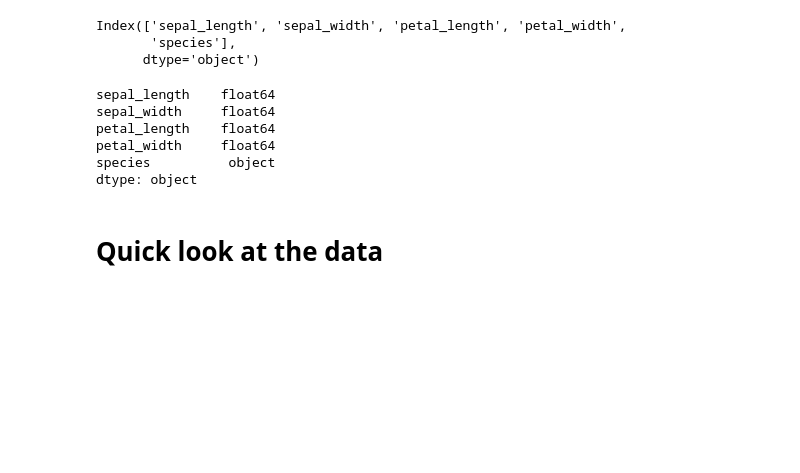
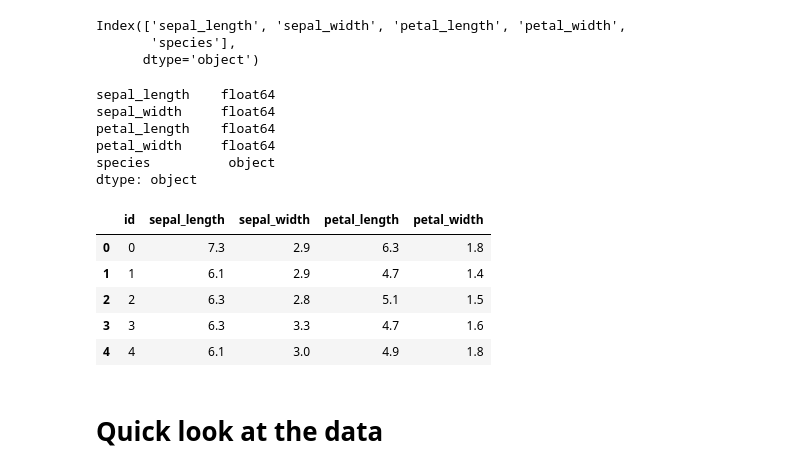
Before and after one commit to PashaIanko/Kaggle.Iris, a Jupyter notebook: 0_baseline_training.ipynb, the cells around one changed output. Cells and saved outputs as stored; diff of their text form; code cells hidden in the pictures; blank space fills up the shorter version.

```diff
--- a/0_baseline_training.ipynb
+++ b/0_baseline_training.ipynb
@@ -93,7 +94,7 @@ manager.models_root_path
 # Download the data
 # %%
 df_train = pd.read_csv(manager.train_path, index_col=None)
-df_test = pd.read_csv(manager.test_path, index_col=None)
+df_submission = pd.read_csv(manager.test_path, index_col=None)
 # %%
 df_train.head()
 # %% [output]
@@ -118,6 +119,15 @@ petal_length    float64
 petal_width     float64
 species          object
 dtype: object
+# %%
+df_submission.head()
+# %% [output]
+|  | id | sepal_length | sepal_width | petal_length | petal_width |
+| 0 | 0 | 7.3 | 2.9 | 6.3 | 1.8 |
+| 1 | 1 | 6.1 | 2.9 | 4.7 | 1.4 |
+| 2 | 2 | 6.3 | 2.8 | 5.1 | 1.5 |
+| 3 | 3 | 6.3 | 3.3 | 4.7 | 1.6 |
+| 4 | 4 | 6.1 | 3.0 | 4.9 | 1.8 |
 # %% [markdown]
 # Quick look at the data
 # %% [markdown]
```
Also changed, not shown: parts of 32 cells of this notebook.
